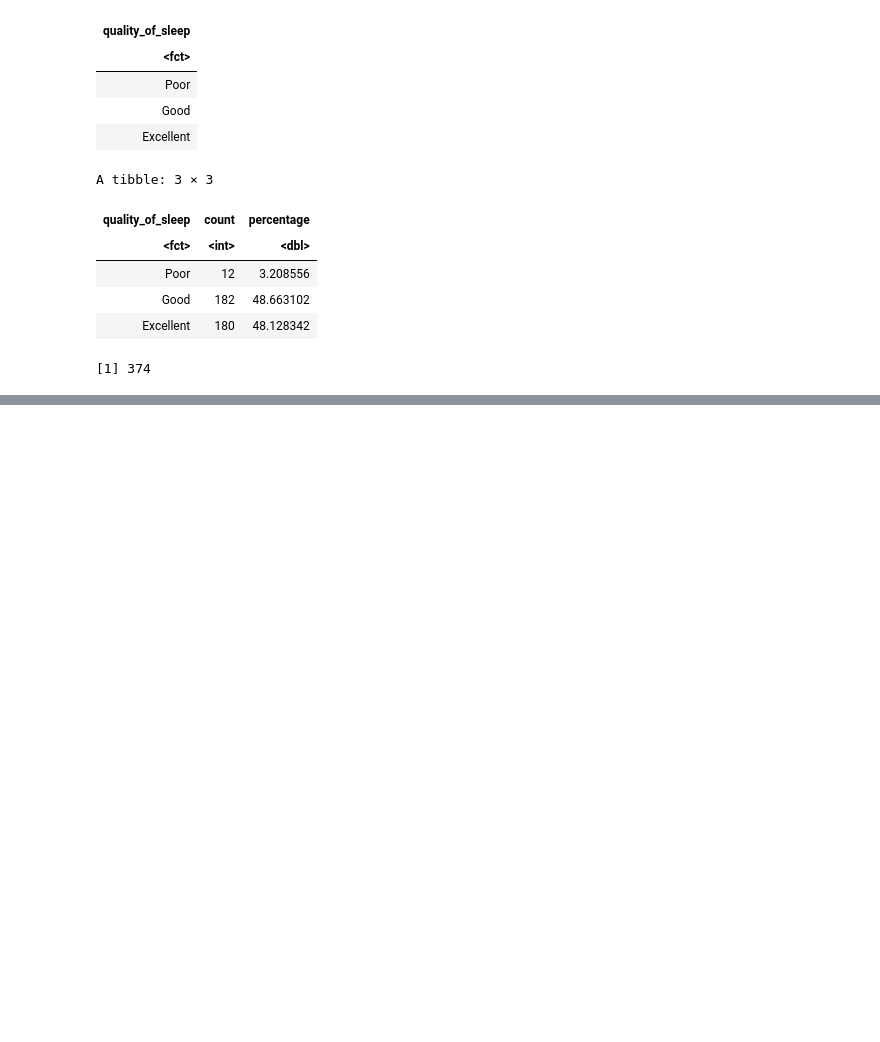
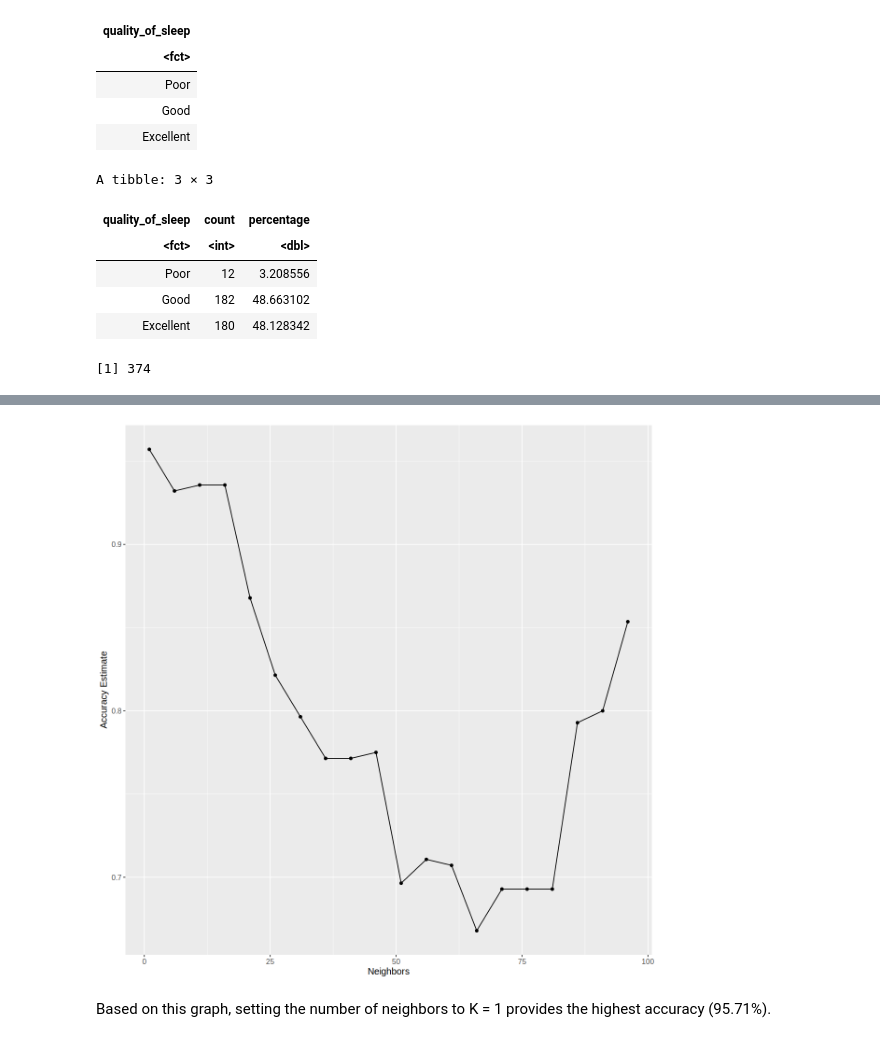
Before and after one commit to ptank1/dsci-100-2023w1-group-30, a Jupyter notebook: sleep_data_analysis.ipynb, the cells around one changed output, grey strips where cells are left out. Saved outputs shown, nothing was run; the diff lists cells and outputs as text; code cells hidden in the pictures; blank space fills up the shorter version.

Commit message:
Classification Analysis of the Sleep Data

```diff
--- a/sleep_data_analysis.ipynb
+++ b/sleep_data_analysis.ipynb
@@ -295,0 +437,16 @@ List of 1
+# %%
+# Performing 2-fold cross validation and creating the data analysis workflow to run cross-validation on train/validation split
+
+sleep_vfold <- vfold_cv(sleep_train, v = 2, strata = quality_of_sleep)
+
+sleep_recipe <- recipe(quality_of_sleep ~ sleep_duration + physical_activity_level,
+                        data = sleep_train) |>
+  step_scale(all_predictors()) |>
+  step_center(all_predictors())
+
+knn_fit <- workflow() |>
+  add_recipe(sleep_recipe) |>
+  add_model(knn_spec) |>
+  fit_resamples(resamples = sleep_vfold)
+
+knn_fit
@@ -295,0 +459,30 @@ List of 1
+# %%
+# Parameter value selection
+
+knn_spec <- nearest_neighbor(weight_func = "rectangular",
+                             neighbors = tune()) |>
+  set_engine("kknn") |>
+  set_mode("classification")
+
+k_vals <- tibble(neighbors = seq(from = 1, to = 100, by = 5))
+
+knn_results <- workflow() |>
+  add_recipe(sleep_recipe) |>
+  add_model(knn_spec) |>
+  tune_grid(resamples = sleep_vfold, grid = k_vals) |>
+  collect_metrics()
+
+accuracies <- knn_results |>
+  filter(.metric == "accuracy")
+
+accuracy_vs_k <- ggplot(accuracies, aes(x = neighbors, y = mean)) +
+  geom_point() +
+  geom_line() +
+  labs(x = "Neighbors", y = "Accuracy Estimate") +
+  theme(text = element_text(size = 12))
+
+accuracy_vs_k
+# %% [output]
+[figure, added]
+# %% [markdown]
+Based on this graph, setting the number of neighbors to K = 1 provides the highest accuracy (95.71%).
```
Also changed, not shown: parts of 16 cells of this notebook.
